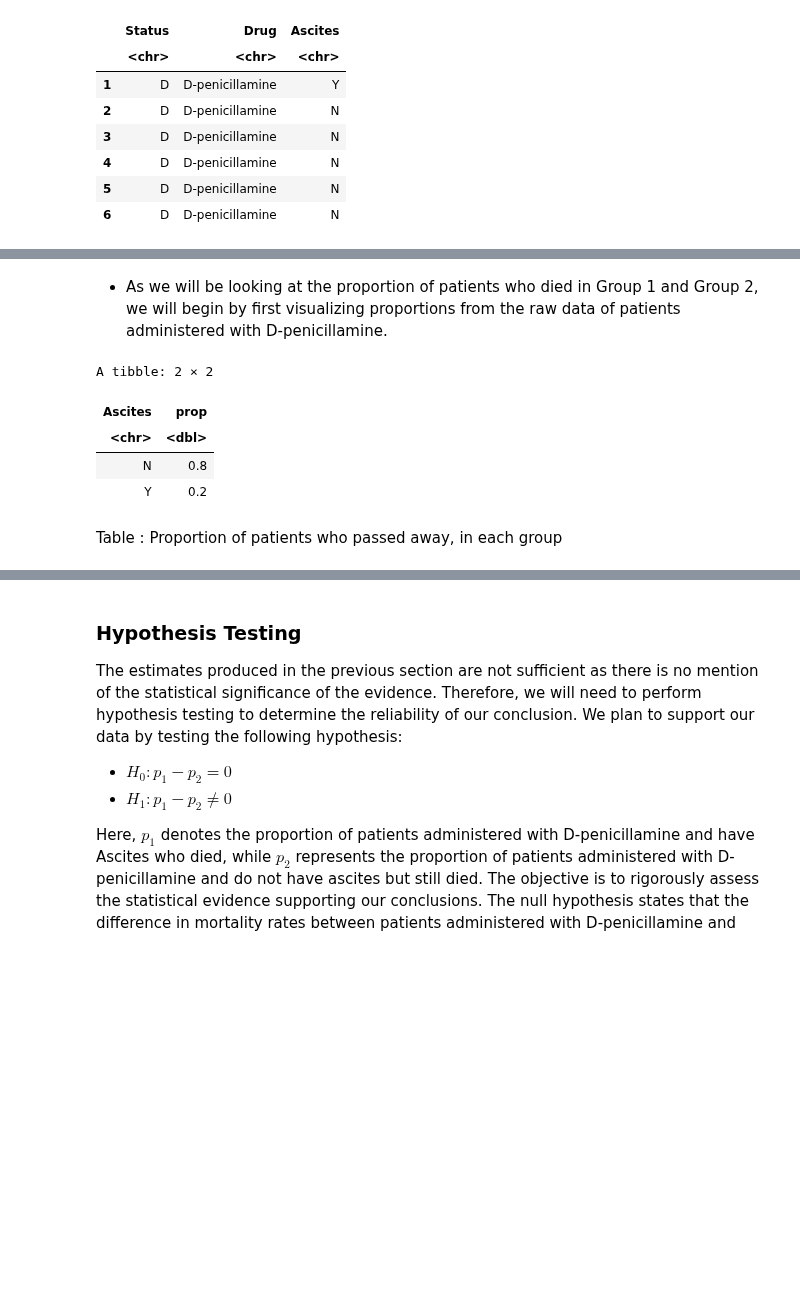
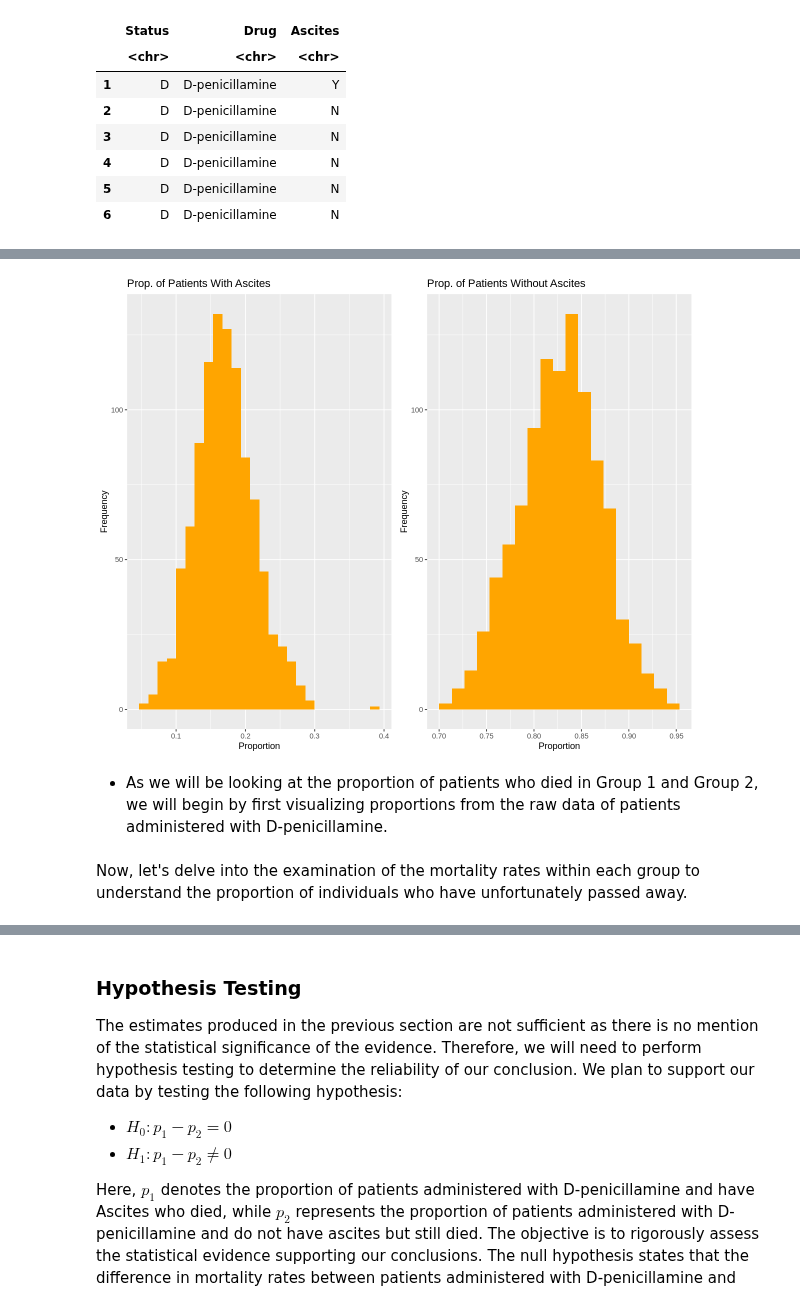
Before and after one commit to Rithika-Nair/STAT-201-Final_Project, a Jupyter notebook: Project-Final-Report.ipynb, the cells around one changed output, grey strips where cells are left out. Cells and saved outputs as stored; diff of their text form; code cells hidden in the pictures; blank space fills up the shorter version.

```diff
--- a/Project-Final-Report.ipynb
+++ b/Project-Final-Report.ipynb
@@ -147,0 +149,21 @@ A data.frame: 6 × 3
+# %%
+# set seed to ensure reproducability
+set.seed(69)
+
+bootstrap_ascites_present <- patients_dp |>
+                             specify(response = Ascites, success = "Y") |>
+                             generate(type = "bootstrap", reps = 1000) |>
+                             calculate(stat="prop")
+ascites_present_ci <- bootstrap_ascites_present |>
+                      get_ci(level = 0.95, type = "percentile")
+
+bootstrap_ascites_absent <- patients_dp |>
+                            specify(response = Ascites,  success = "N") |>
+                            generate(type = "bootstrap", reps = 1000) |>
+                            calculate(stat="prop")
+
+ascites_absent_ci <- bootstrap_ascites_absent |>
+                      get_ci(level = 0.95, type = "percentile")
+
+ascites_present_ci
+ascites_absent_ci
@@ -148,25 +179,23 @@ A data.frame: 6 × 3
+# %%
+# bootstrap sampling distribution for patients that  have ascites
+ascites_present_plot <- bootstrap_ascites_present |>
+  ggplot(aes(x = stat)) +
+  geom_histogram(bins = 26, fill = "orange") +
+  ggtitle("Prop. of Patients With Ascites") +
+  labs(x = "Proportion", y = "Frequency")
+
+# bootstrap sampling distribution for patients that don't have ascites
+ascites_absent_plot <- bootstrap_ascites_absent |>
+                       ggplot(aes(x = stat)) +
+                       geom_histogram(bins = 19, fill = "orange") +
+                       ggtitle("Prop. of Patients Without Ascites") +
+                       labs(x = "Proportion", y = "Frequency")
+
+# Arrange the plots side by side
+grid.arrange(ascites_present_plot, ascites_absent_plot, ncol = 2)
+# %% [output]
+[figure, added]
 # %% [markdown]
 * As we will be looking at the proportion of patients who died in Group 1 and Group 2, we will begin by first visualizing proportions from the raw data of patients administered with D-penicillamine.
-# %%
-# Counting the patients who have died in Group 1 and Group 2
-patients_dp_died <- patients_dp |>
-                    group_by(Ascites) |>
-                    filter(Status == "D") |>
-                    summarize(count = n())
-
-# patients_dp_died
-
-# Calculating the proportion of patients in Group 1 and Group 2
-prop_dp_died <- patients_dp_died |>
-                mutate(prop = count/sum(count)) |>
-                select(Ascites, prop)
-
-prop_dp_died
-# %% [output]
-A tibble: 2 × 2
-| Ascites | prop |
-| <chr> | <dbl> |
-| N | 0.8 |
-| Y | 0.2 |
 # %% [markdown]
-Table : Proportion of patients who passed away, in each group
+Now, let's delve into the examination of the mortality rates within each group to understand the proportion of individuals who have unfortunately passed away.
```
Also changed, not shown: parts of 9 cells of this notebook.
